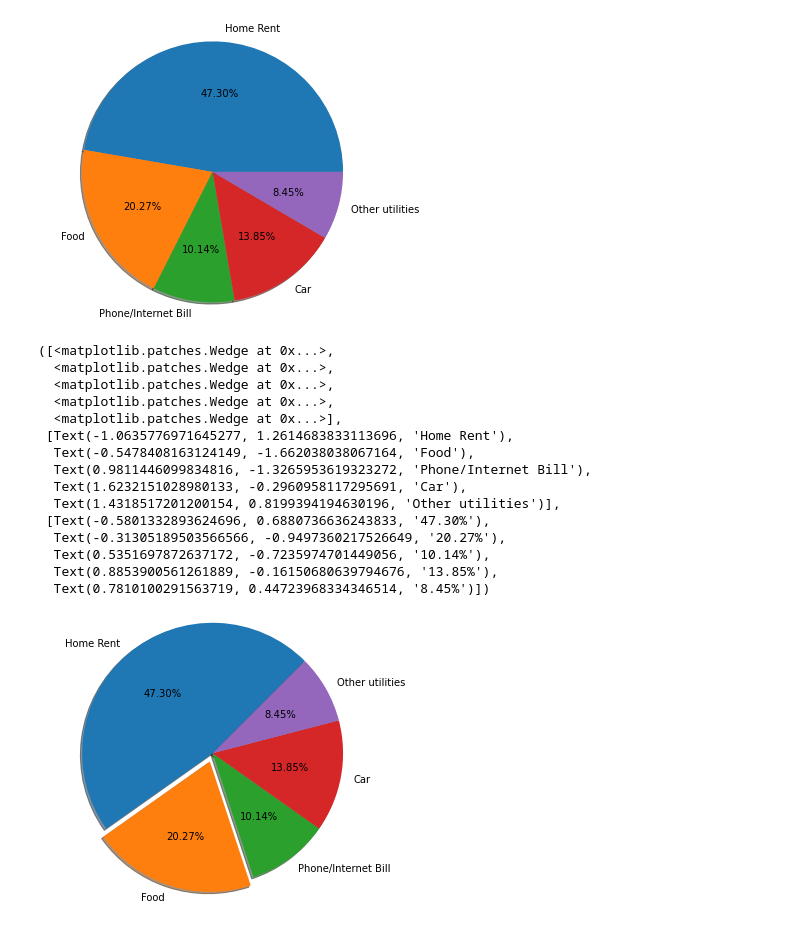
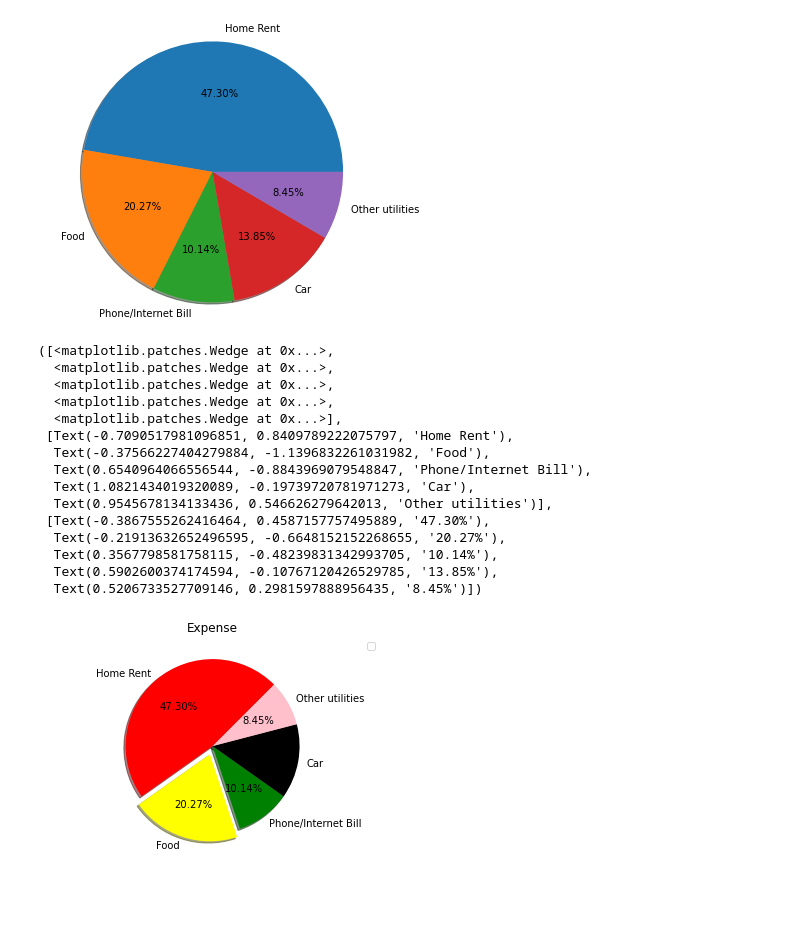
Before and after one commit to SouravBarman001/pythonfordatascience, a Jupyter notebook: Matplotlib Practice/class-06 pie chart.ipynb, the cells around one changed output. Drawn from its saved outputs; the diff is of its cells as text; code cells hidden in the pictures; blank space fills up the shorter version.

Commit message:
pie chart added

```diff
--- a/Matplotlib Practice/class-06 pie chart.ipynb
+++ b/Matplotlib Practice/class-06 pie chart.ipynb
@@ -26,21 +26,24 @@ plt.pie(exp_vals,labels=exp_labels,radius=1.5,autopct='%.2f%%',shadow=True)
 [figure]
 # %%
 plt.axis("equal")
-plt.pie(exp_vals,labels=exp_labels,radius=1.5,autopct='%.2f%%',shadow=True,explode=[0,0.1,0,0,0],startangle=45)
+plt.title("Expense")
+color = ['red','yellow','green','black','pink']
+plt.legend(loc='upper right',labels=exp_labels )
+plt.pie(exp_vals,labels=exp_labels,radius=1,colors=color,autopct='%.2f%%',shadow=True,explode=[0,0.1,0,0,0],startangle=45)
 # %% [output]
 ([<matplotlib.patches.Wedge at 0x...>,
   <matplotlib.patches.Wedge at 0x...>,
   <matplotlib.patches.Wedge at 0x...>,
   <matplotlib.patches.Wedge at 0x...>,
   <matplotlib.patches.Wedge at 0x...>],
- [Text(-1.0635776971645277, 1.2614683833113696, 'Home Rent'),
-  Text(-0.5478408163124149, -1.662038038067164, 'Food'),
-  Text(0.9811446099834816, -1.3265953619323272, 'Phone/Internet Bill'),
-  Text(1.6232151028980133, -0.2960958117295691, 'Car'),
-  Text(1.4318517201200154, 0.8199394194630196, 'Other utilities')],
- [Text(-0.5801332893624696, 0.6880736636243833, '47.30%'),
-  Text(-0.31305189503566566, -0.9497360217526649, '20.27%'),
-  Text(0.5351697872637172, -0.7235974701449056, '10.14%'),
-  Text(0.8853900561261889, -0.16150680639794676, '13.85%'),
-  Text(0.7810100291563719, 0.44723968334346514, '8.45%')])
+ [Text(-0.7090517981096851, 0.8409789222075797, 'Home Rent'),
+  Text(-0.37566227404279884, -1.1396832261031982, 'Food'),
+  Text(0.6540964066556544, -0.8843969079548847, 'Phone/Internet Bill'),
+  Text(1.0821434019320089, -0.19739720781971273, 'Car'),
+  Text(0.9545678134133436, 0.546626279642013, 'Other utilities')],
+ [Text(-0.3867555262416464, 0.4587157757495889, '47.30%'),
+  Text(-0.21913632652496595, -0.6648152152268655, '20.27%'),
+  Text(0.3567798581758115, -0.48239831342993705, '10.14%'),
+  Text(0.5902600374174594, -0.10767120426529785, '13.85%'),
+  Text(0.5206733527709146, 0.2981597888956435, '8.45%')])
-[figure, old version]
+[figure, new version]
```
